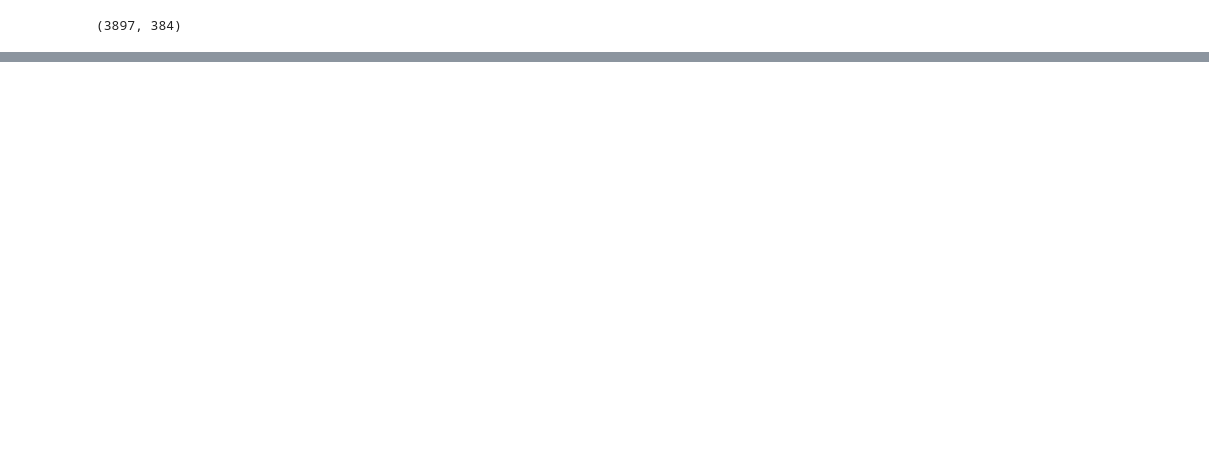
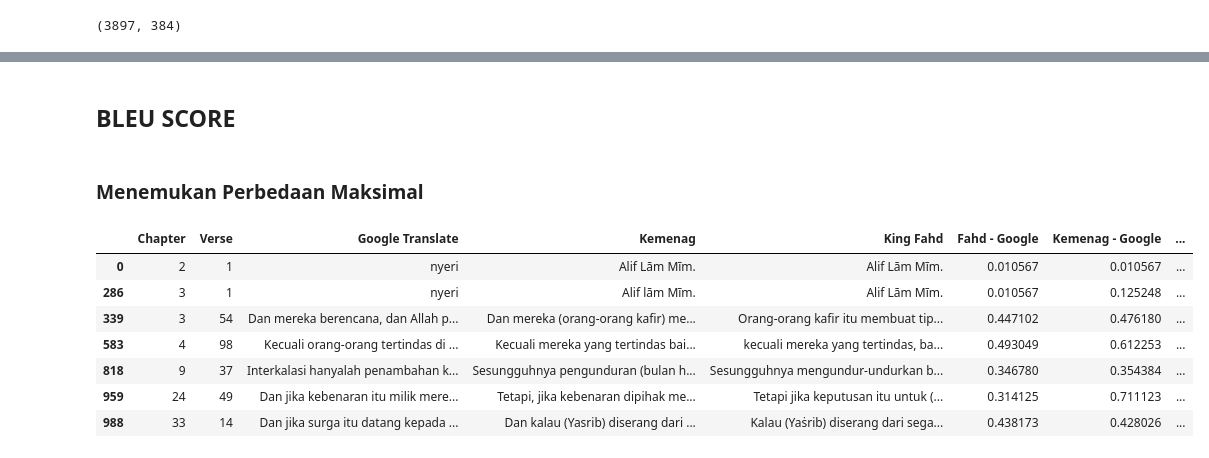
Before and after one commit to baobei23/google-quran-translate-evaluation, a Jupyter notebook: notebooks/semantic_analysis.ipynb, the cells around one changed output, grey strips where cells are left out. Drawn from its saved outputs; the diff is of its cells as text; code cells hidden in the pictures; blank space fills up the shorter version.

```diff
--- a/notebooks/semantic_analysis.ipynb
+++ b/notebooks/semantic_analysis.ipynb
@@ -157,0 +121,2 @@ TypeError: 'module' object is not callable
+# %% [markdown]
+## BLEU SCORE
@@ -157,0 +171,15 @@ TypeError: 'module' object is not callable
+# %% [markdown]
+### Menemukan Perbedaan Maksimal
+# %%
+maximum_difference_fahd_google = df.loc[(df['Fahd - Google'] < 0.5)]
+
+maximum_difference_fahd_google
+# %% [output]
+|  | Chapter | Verse | Google Translate | Kemenag | King Fahd | Fahd - Google | Kemenag - Google | ... |
+| 0 | 2 | 1 | nyeri | Alif Lām Mīm. | Alif Lām Mīm. | 0.010567 | 0.010567 | ... |
+| 286 | 3 | 1 | nyeri | Alif lām Mīm. | Alif Lām Mīm. | 0.010567 | 0.125248 | ... |
+| 339 | 3 | 54 | Dan mereka berencana, dan Allah p... | Dan mereka (orang-orang kafir) me... | Orang-orang kafir itu membuat tip... | 0.447102 | 0.476180 | ... |
+| 583 | 4 | 98 | Kecuali orang-orang tertindas di ... | Kecuali mereka yang tertindas bai... | kecuali mereka yang tertindas, ba... | 0.493049 | 0.612253 | ... |
+| 818 | 9 | 37 | Interkalasi hanyalah penambahan k... | Sesungguhnya pengunduran (bulan h... | Sesungguhnya mengundur-undurkan b... | 0.346780 | 0.354384 | ... |
+| 959 | 24 | 49 | Dan jika kebenaran itu milik mere... | Tetapi, jika kebenaran dipihak me... | Tetapi jika keputusan itu untuk (... | 0.314125 | 0.711123 | ... |
+| 988 | 33 | 14 | Dan jika surga itu datang kepada ... | Dan kalau (Yasrib) diserang dari ... | Kalau (Yaṡrib) diserang dari sega... | 0.438173 | 0.428026 | ... |
```
Also changed, not shown: parts of 32 cells of this notebook, 26 other files.
